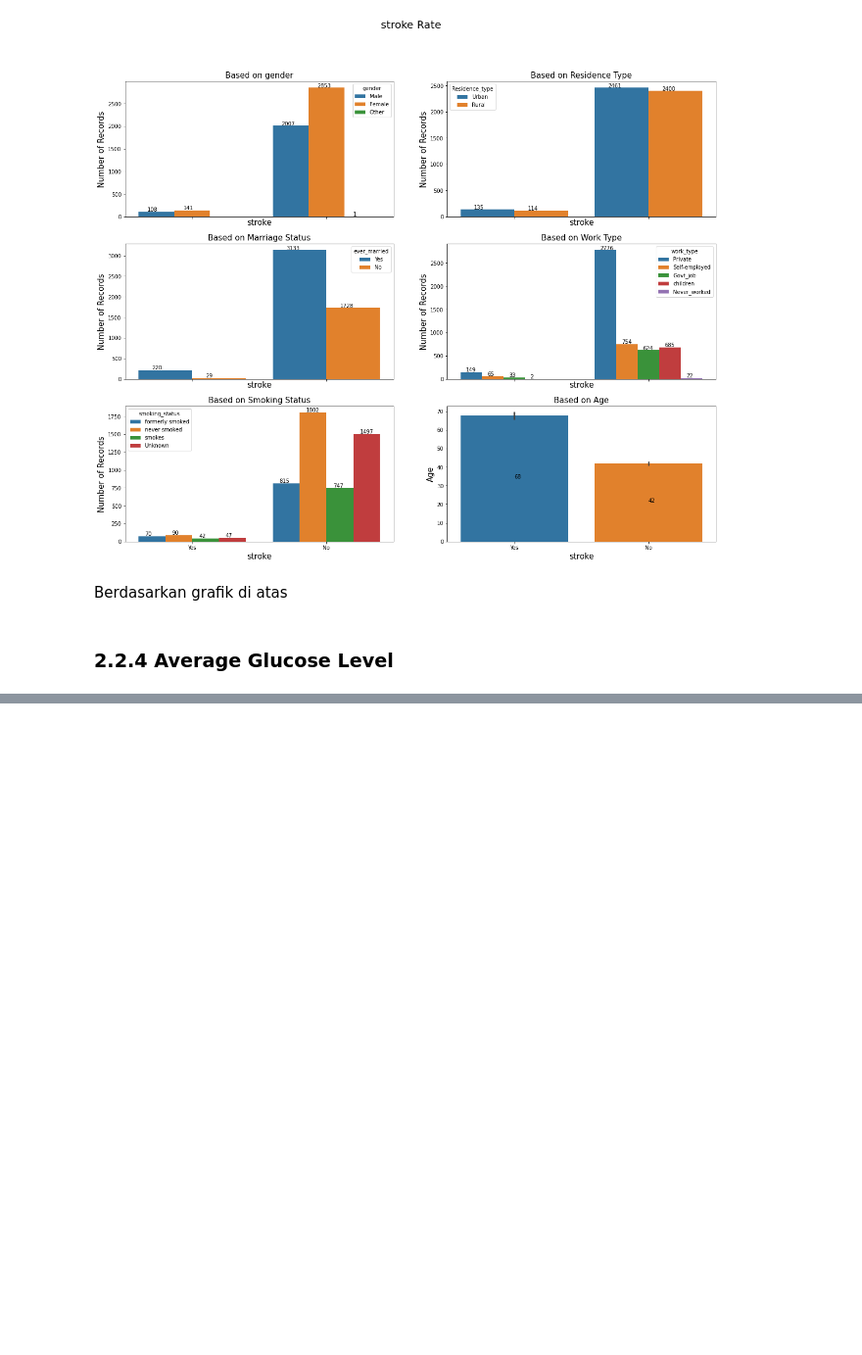
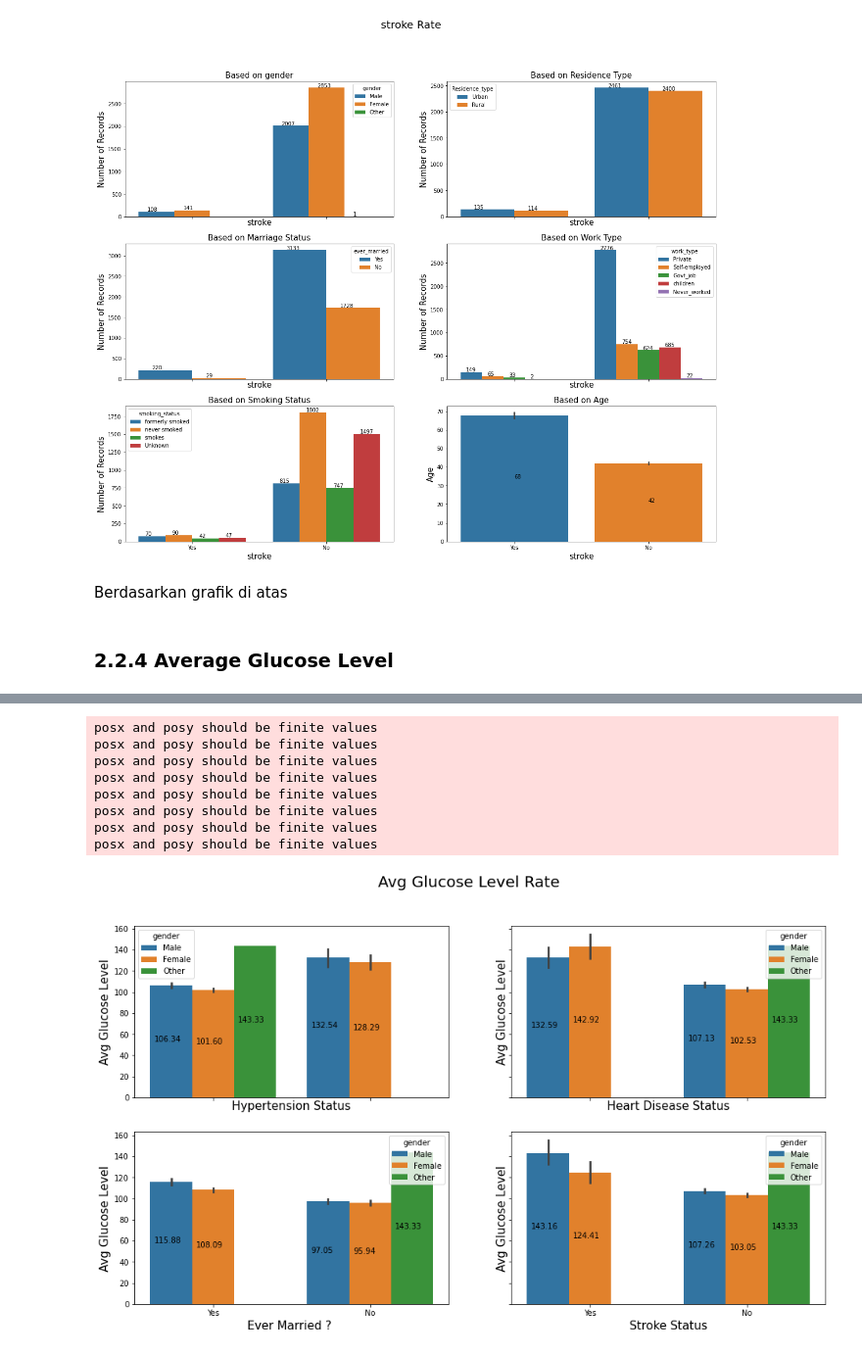
Before and after one commit to tbreja/stroke-prediction-model, a Jupyter notebook: notebook.ipynb, the cells around one changed output, grey strips where cells are left out. Shown at 98% size. Saved outputs shown, nothing was run; the diff lists cells and outputs as text; code cells hidden in the pictures; blank space fills up the shorter version.

```diff
--- a/notebook.ipynb
+++ b/notebook.ipynb
@@ -470,0 +536,40 @@ data_vis
+# %%
+fig, axes = plt.subplots(2, 2, figsize=(16,9), sharey=True,sharex=True)
+fig.suptitle('Avg Glucose Level Rate',fontsize=20)
+# avg glucose level based on hypertension status
+sns.barplot( data=data_vis,y='avg_glucose_level',x='hypertension',hue='gender',ax=axes[0,0])
+axes[0,0].set_ylabel('Avg Glucose Level',fontsize=15)
+axes[0,0].set_xlabel('Hypertension Status',fontsize=15)
+for  x in axes[0,0].patches:
+   axes[0,0].text(x.get_x() +  x.get_width()/10,  x.get_height()/2, "%.2f" % x.get_height())
+
+# avg glucose level Based on heart disease status
+sns.barplot(ax=axes[0,1], data=data_vis,y='avg_glucose_level', x='heart_disease',hue='gender')
+axes[0,1].set_ylabel('Avg Glucose Level',fontsize=15)
+axes[0,1].set_xlabel('Heart Disease Status',fontsize=15)
+for  x in axes[0,1].patches:
+   axes[0,1].text(x.get_x() +  x.get_width()/10,  x.get_height()/2, "%.2f" % x.get_height())
+
+#avg glucose level Based on Marriage Status
+sns.barplot(data=data_vis,y='avg_glucose_level',x='ever_married',ax=axes[1,0],hue='gender')
+axes[1,0].set_ylabel('Avg Glucose Level',fontsize=15)
+axes[1,0].set_xlabel('Ever Married ? ',fontsize=15)
+for  x in axes[1,0].patches:
+   axes[1,0].text(x.get_x() +  x.get_width()/10,  x.get_height()/2, "%.2f" % x.get_height())
+
+#avg glucose level Based on Stroke Status
+sns.barplot(data=data_vis,y='avg_glucose_level',x='stroke',ax=axes[1,1],hue='gender')
+axes[1,1].set_ylabel('Avg Glucose Level',fontsize=15)
+axes[1,1].set_xlabel('Stroke Status',fontsize=15)
+for  x in axes[1,1].patches:
+   axes[1,1].text(x.get_x() +  x.get_width()/10,  x.get_height()/2, "%.2f" % x.get_height())
+# %% [output]
+posx and posy should be finite values
+posx and posy should be finite values
+posx and posy should be finite values
+posx and posy should be finite values
+posx and posy should be finite values
+posx and posy should be finite values
+posx and posy should be finite values
+posx and posy should be finite values
+[figure, added]
```
Also changed, not shown: parts of 3 cells of this notebook, 1 other file.
